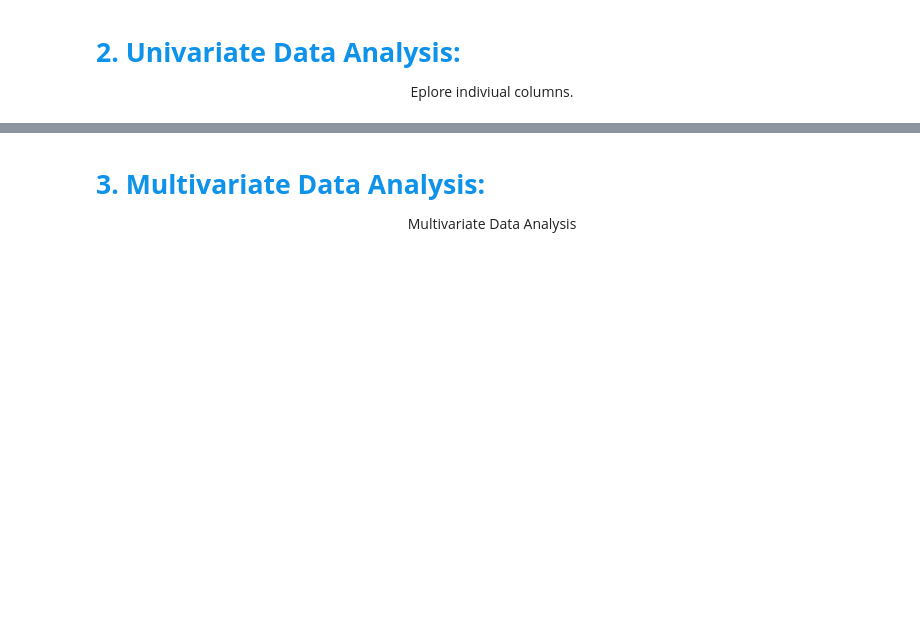
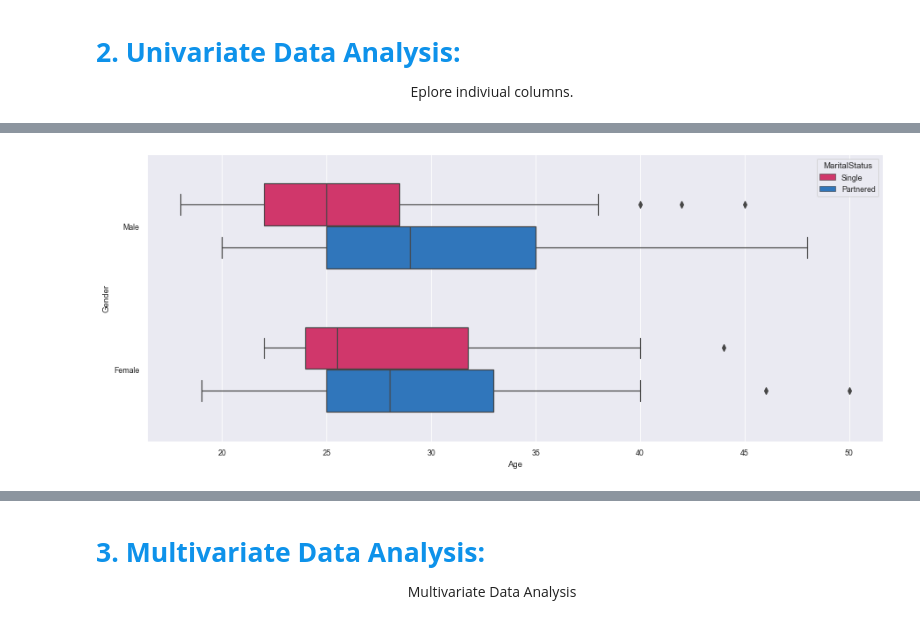
Before and after one commit to lavmot-ms/PG-AIML, a Jupyter notebook: src/Assignments/Assignment1 Data Exploration/Data Exploration Assignment.ipynb, the cells around one changed output, grey strips where cells are left out. Saved outputs shown, nothing was run; the diff lists cells and outputs as text; code cells hidden in the pictures; blank space fills up the shorter version.

```diff
--- a/src/Assignments/Assignment1 Data Exploration/Data Exploration Assignment.ipynb
+++ b/src/Assignments/Assignment1 Data Exploration/Data Exploration Assignment.ipynb
@@ -95,0 +157,14 @@ Eplore indiviual columns.
+# %%
+# Initialize the figure with a logarithmic x axis
+f, ax = plt.subplots(figsize=(15, 6))
+
+# Plot the orbital period with horizontal boxes
+chart = sns.boxplot(x="Age",
+            y="Gender",
+            data=main_data,
+            width=.6,
+            hue="MaritalStatus")
+
+plt.show()
+# %% [output]
+[figure, added]
```
Also changed, not shown: parts of 10 cells of this notebook.
